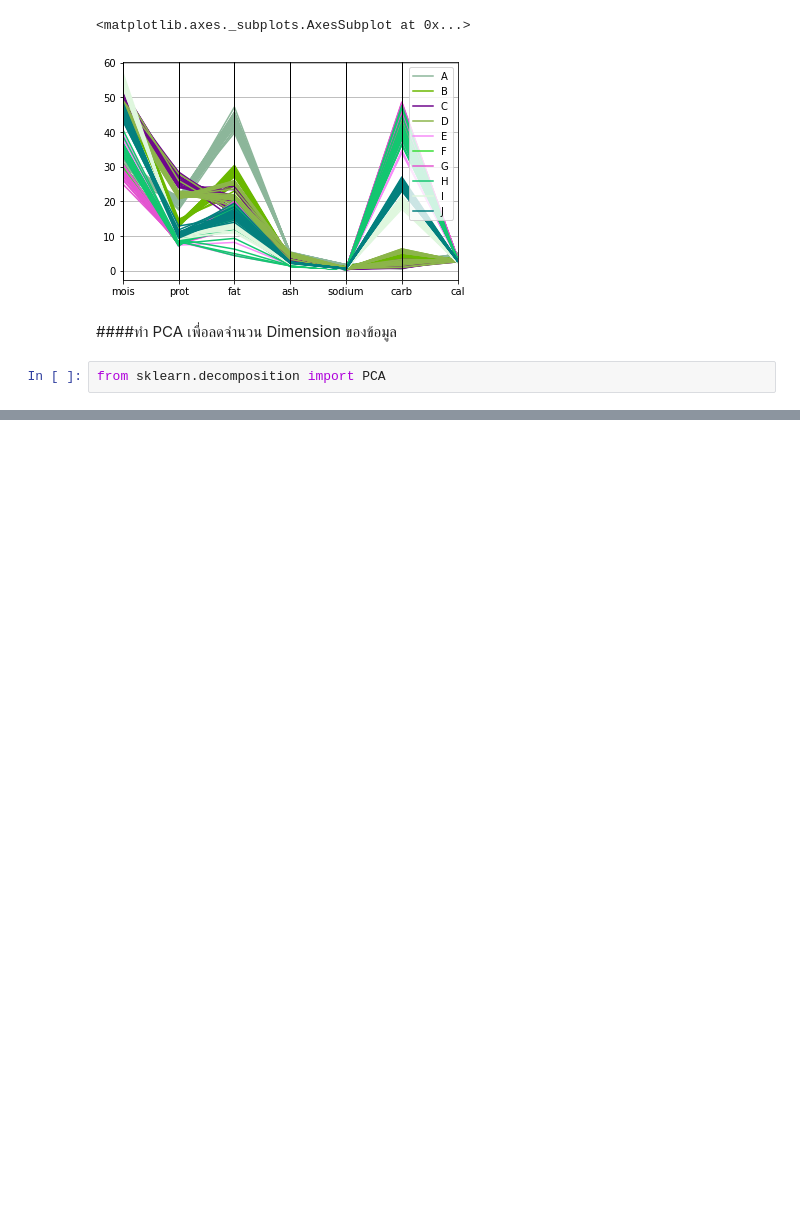
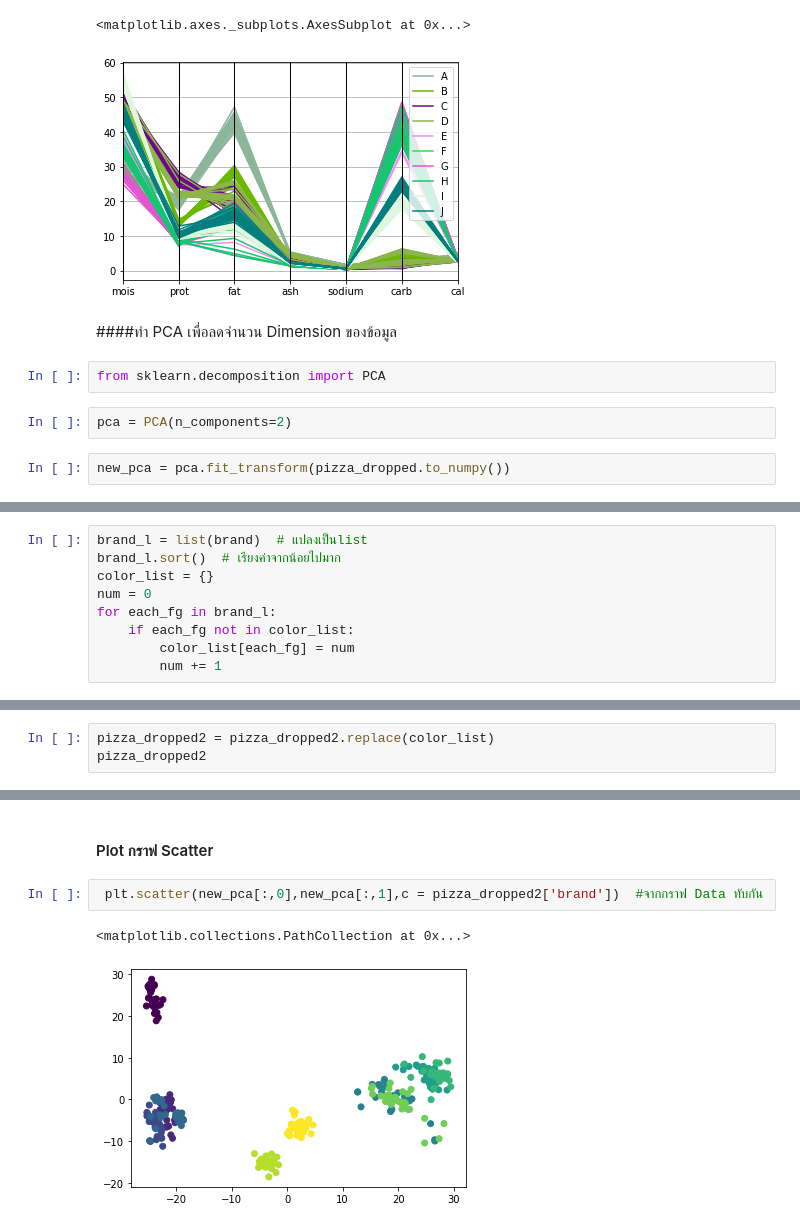
Before and after one commit to sskboonmee/multivariate, a Jupyter notebook: Exam01.ipynb, the cells around one changed output, grey strips where cells are left out. Cells and saved outputs as stored; diff of their text form; blank space fills up the shorter version.

```diff
--- a/Exam01.ipynb
+++ b/Exam01.ipynb
@@ -165,3 +165,7 @@ pd.plotting.parallel_coordinates(pizza_dropped1,'brand',cols=['mois','prot','fat
 ####ทำ PCA เพื่อลดจำนวน Dimension ของข้อมูล
 # %%
 from sklearn.decomposition import PCA
+# %%
+pca = PCA(n_components=2)
+# %%
+new_pca = pca.fit_transform(pizza_dropped.to_numpy())
@@ -167,0 +204,9 @@ from sklearn.decomposition import PCA
+# %%
+brand_l = list(brand)  # แปลงเป็นlist
+brand_l.sort()  # เรียงค่าจากน้อยไปมาก
+color_list = {}
+num = 0
+for each_fg in brand_l:
+    if each_fg not in color_list:
+        color_list[each_fg] = num
+        num += 1
@@ -167,0 +226,3 @@ from sklearn.decomposition import PCA
+# %%
+pizza_dropped2 = pizza_dropped2.replace(color_list)
+pizza_dropped2
@@ -167,0 +243,7 @@ from sklearn.decomposition import PCA
+# %% [markdown]
+#### Plot กราฟ Scatter
+# %%
+ plt.scatter(new_pca[:,0],new_pca[:,1],c = pizza_dropped2['brand'])  #จากกราฟ Data ทับกัน
+# %% [output]
+<matplotlib.collections.PathCollection at 0x...>
+[figure, added]
```
Also changed, not shown: parts of 14 cells of this notebook.
